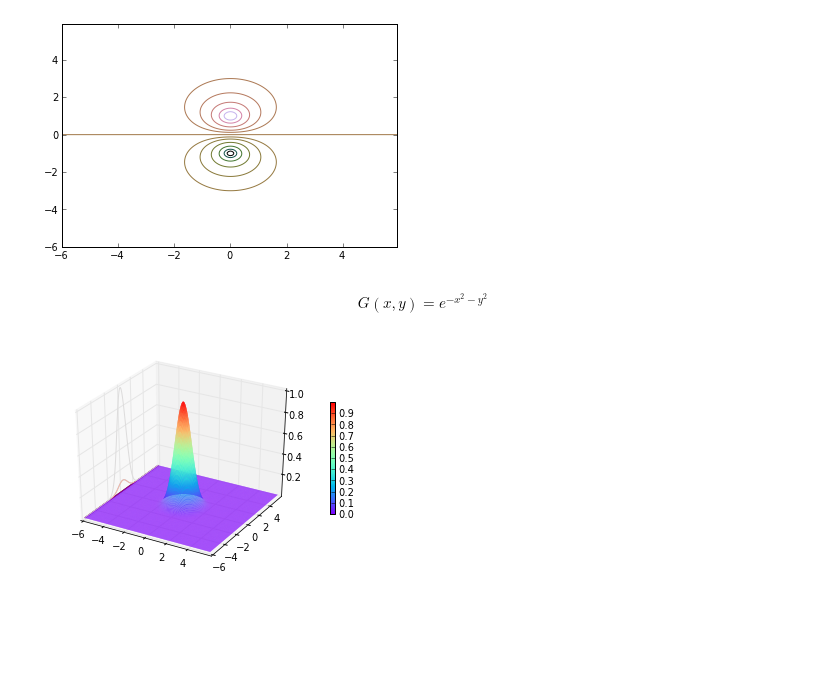
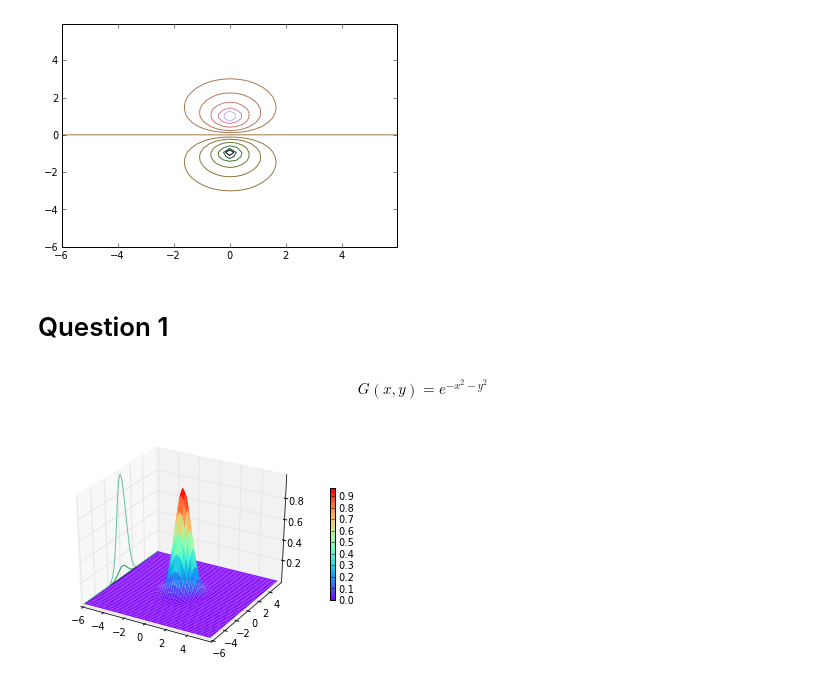
Before and after one commit to aalittlephys202/PHYS202-S13, a Jupyter notebook: Week4/Tuesday 4-23.ipynb, the cells around one changed output. Cells and saved outputs as stored; diff of their text form; code cells hidden in the pictures; blank space fills up the shorter version.

```diff
--- a/Week4/Tuesday 4-23.ipynb
+++ b/Week4/Tuesday 4-23.ipynb
@@ -73,18 +73,26 @@ contour(x,y,V,levels,cmap=cm.cubehelix)
 show()
 # %% [output]
 [figure]
+# %% [markdown]
+Question 1
+==========
 # %% [markdown]
 \begin{equation}
 G(x,y) = e^{-x^2 - y^2}
 \end{equation}
 # %%
+dx = 0.23
+dy = 0.23
+x,y = meshgrid(arange(-6.,6.,dx),arange(-6.,6.,dy))
+
+
 from mpl_toolkits.mplot3d import Axes3D
 fig = figure()
 ax = fig.gca(projection="3d")
 p = ax.plot_surface(x,y,G, rstride=1,cstride=1, linewidth=0, cmap=cm.rainbow)
 
 cb = fig.colorbar(p, shrink=0.5)
 
-cset = ax.contour(x, y, G, zdir='x', offset=-6, cmap=cm.coolwarm)
+cset = ax.contour(x, y, G, zdir='x', offset=-6, cmap=cm.BuGn)
 # %% [output]
-[figure, old version]
+[figure, new version]
```
Also changed, not shown: parts of 12 cells of this notebook.
